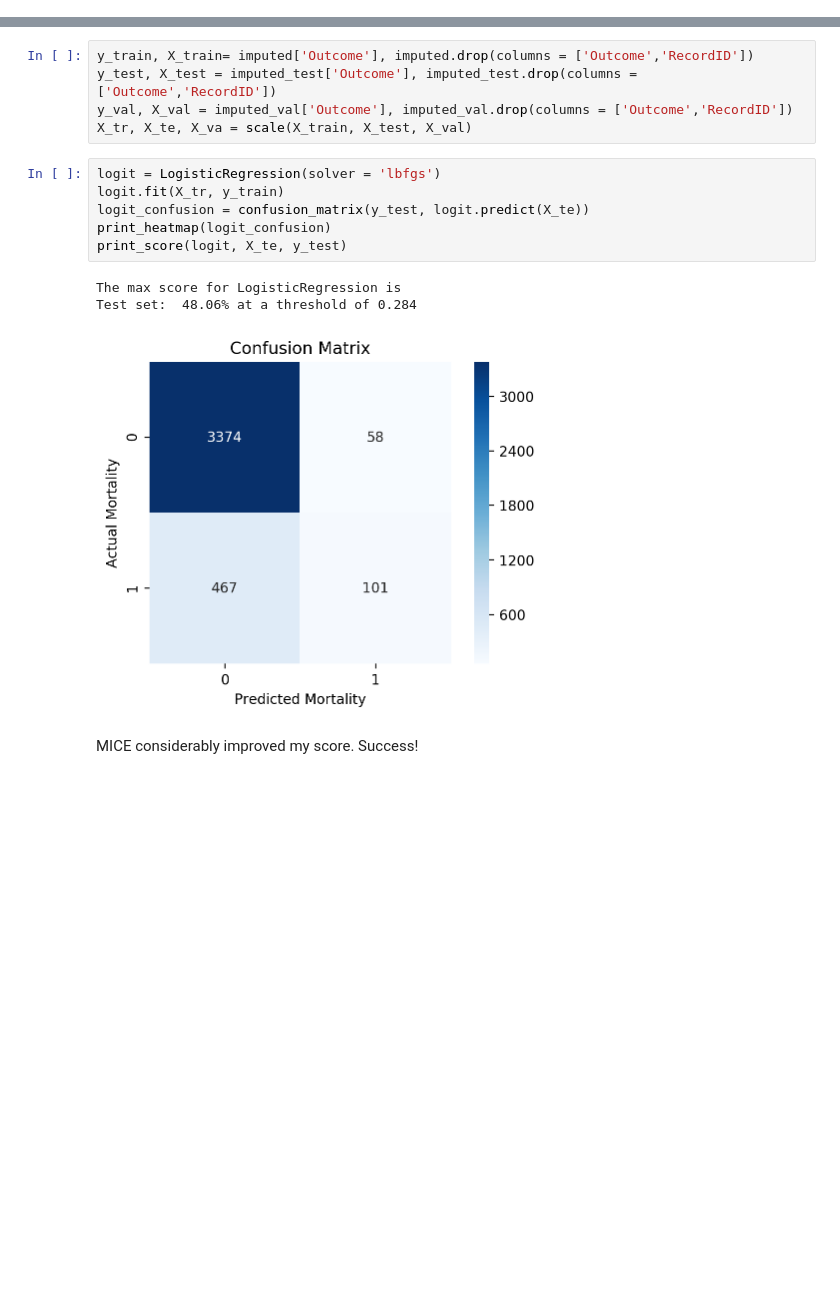
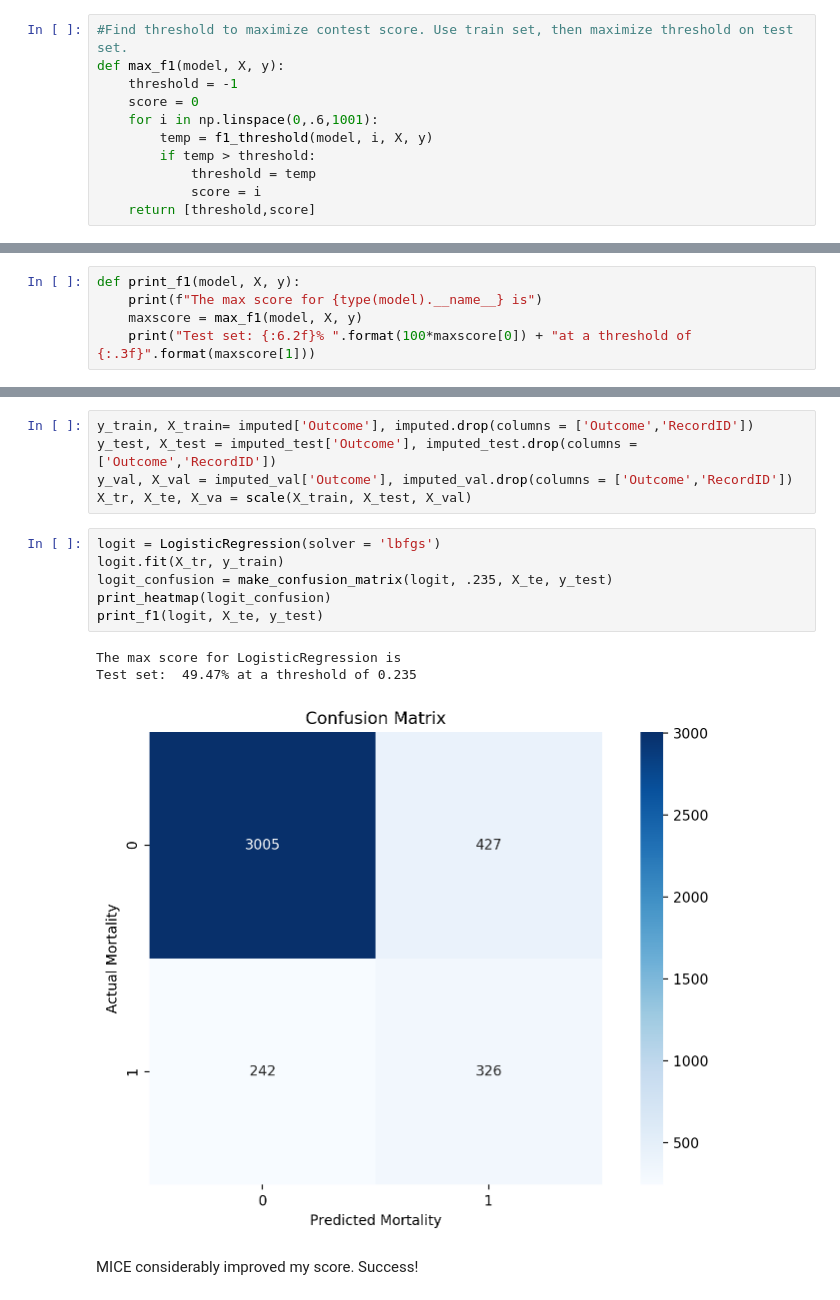
Before and after one commit to NaimahmedNesaragi/Predicting-ICU-Mortality, a Jupyter notebook: ICU Model Data.ipynb, the cells around one changed output, grey strips where cells are left out. Saved outputs shown, nothing was run; the diff lists cells and outputs as text; blank space fills up the shorter version.

```diff
--- a/ICU Model Data.ipynb
+++ b/ICU Model Data.ipynb
@@ -179,9 +188,25 @@ def max_score(model, X, y):
             threshold = temp
             score = i
     return [threshold,score]
+# %%
+#Find threshold to maximize contest score. Use train set, then maximize threshold on test set.
+def max_f1(model, X, y):
+    threshold = -1
+    score = 0
+    for i in np.linspace(0,.6,1001):
+        temp = f1_threshold(model, i, X, y)
+        if temp > threshold:
+            threshold = temp
+            score = i
+    return [threshold,score]
 # %%
 def print_score(model, X, y):
     print(f"The max score for {type(model).__name__} is")
     maxscore = max_score(model, X, y)
     print("Test set: {:6.2f}% ".format(100*maxscore[0]) + "at a threshold of {:.3f}".format(maxscore[1]))
+# %%
+def print_f1(model, X, y):
+    print(f"The max score for {type(model).__name__} is")
+    maxscore = max_f1(model, X, y)
+    print("Test set: {:6.2f}% ".format(100*maxscore[0]) + "at a threshold of {:.3f}".format(maxscore[1]))
 # %%
@@ -351,13 +381,13 @@ X_tr, X_te, X_va = scale(X_train, X_test, X_val)
 # %%
 logit = LogisticRegression(solver = 'lbfgs')
 logit.fit(X_tr, y_train)
-logit_confusion = confusion_matrix(y_test, logit.predict(X_te))
+logit_confusion = make_confusion_matrix(logit, .235, X_te, y_test)
 print_heatmap(logit_confusion)
-print_score(logit, X_te, y_test)
+print_f1(logit, X_te, y_test)
 # %% [output]
 The max score for LogisticRegression is
-Test set:  48.06% at a threshold of 0.284
+Test set:  49.47% at a threshold of 0.235
-[figure, old version]
+[figure, new version]
 # %% [markdown]
 MICE considerably improved my score. Success!
 # %% [markdown]
```
Also changed, not shown: parts of 40 cells of this notebook, 6 other files.
